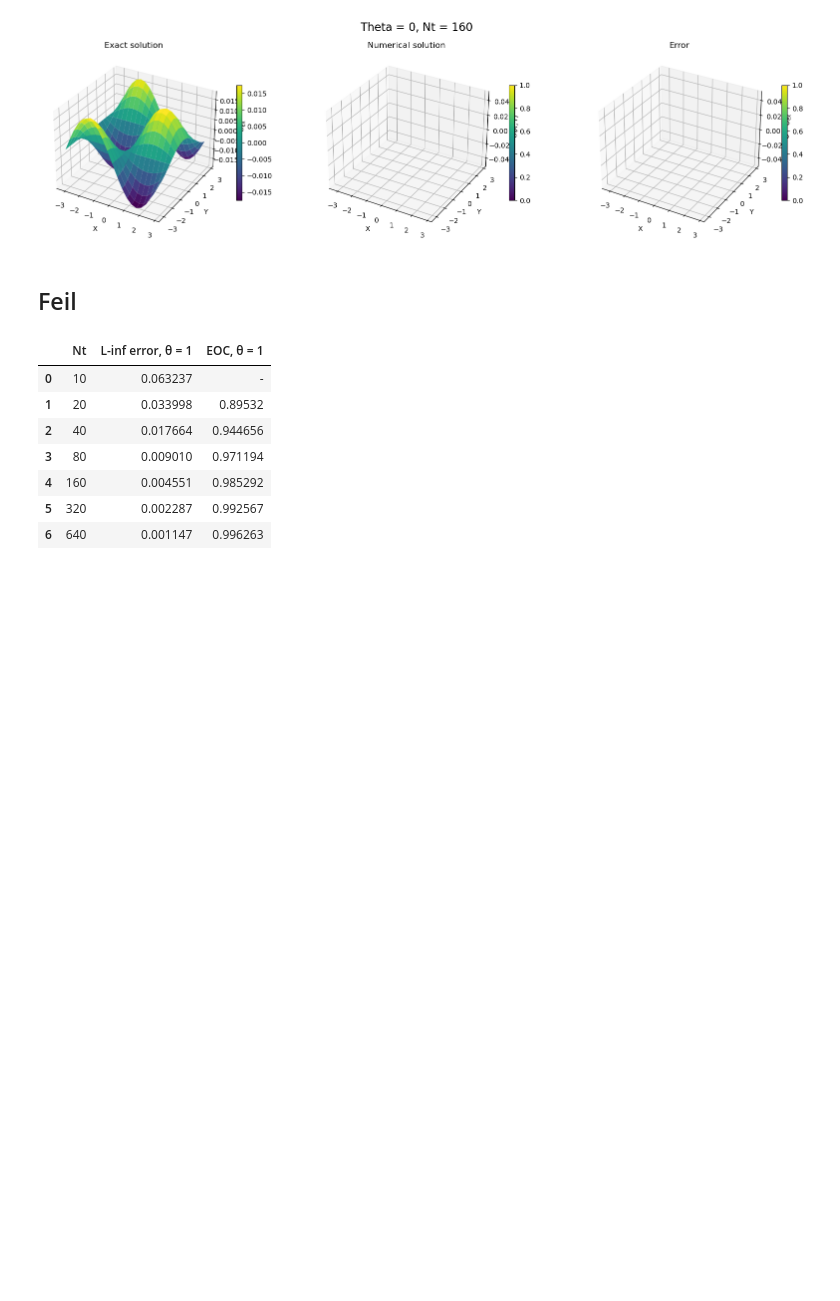
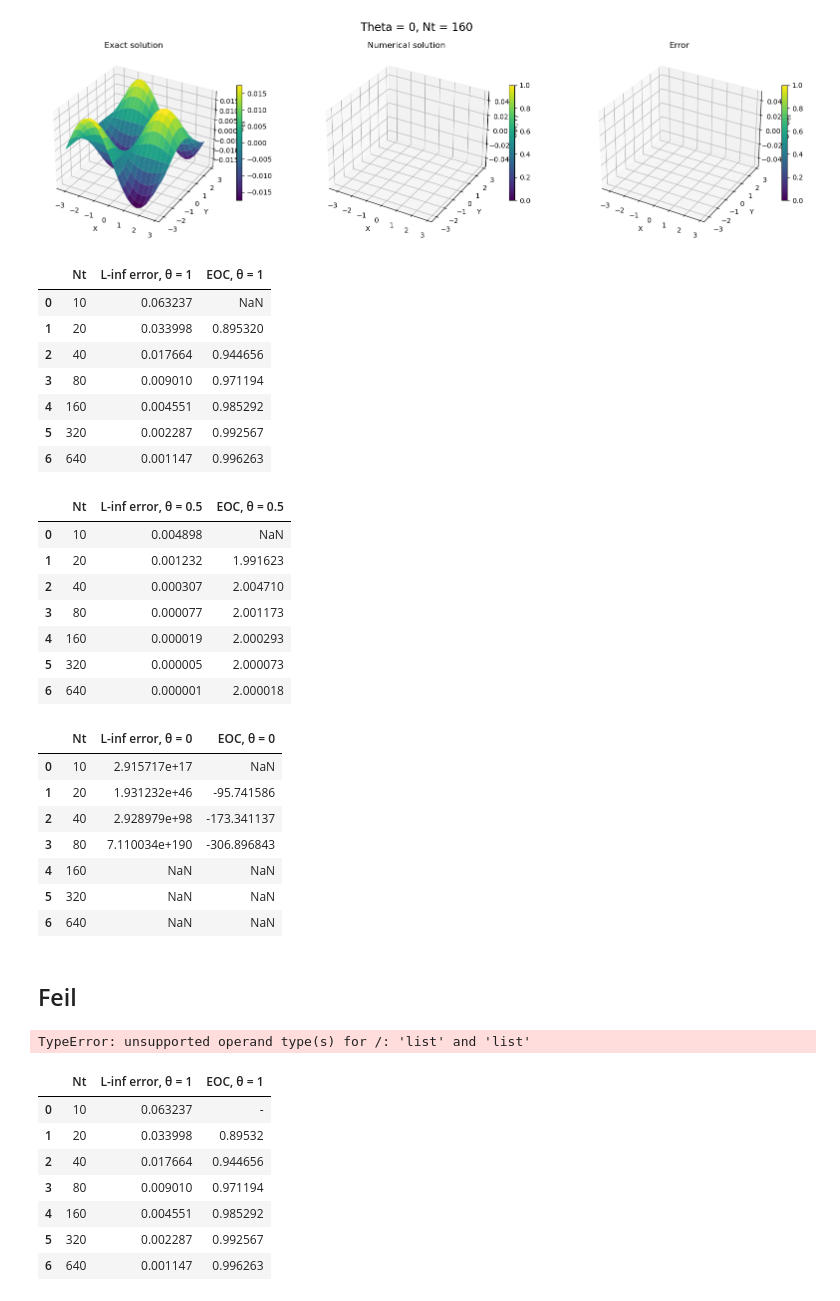
Before and after one commit to marieke-vaske/VitBer-InMat, a Jupyter notebook: Marieke prøver ting.ipynb, the cells around one changed output. Saved outputs shown, nothing was run; the diff lists cells and outputs as text; code cells hidden in the pictures; blank space fills up the shorter version.

```diff
--- a/Marieke prøver ting.ipynb
+++ b/Marieke prøver ting.ipynb
@@ -187,8 +233,56 @@ Error norm: 3.8157183473469986e-05
 [figure]
 Error norm: nan
 [figure]
+# %%
+u_ex = lambda x, y, t: np.sin(x)*np.cos(y)*np.exp(-lam * kappa * t)
+theta = [1, 0.5, 0]
+Nt = [10, 20, 40, 80, 160, 320, 640]
+table(Nt, theta, u_ex)
+# %% [output]
+|  | Nt | L-inf error, θ = 1 | EOC, θ = 1 |
+| 0 | 10 | 0.063237 | NaN |
+| 1 | 20 | 0.033998 | 0.895320 |
+| 2 | 40 | 0.017664 | 0.944656 |
+| 3 | 80 | 0.009010 | 0.971194 |
+| 4 | 160 | 0.004551 | 0.985292 |
+| 5 | 320 | 0.002287 | 0.992567 |
+| 6 | 640 | 0.001147 | 0.996263 |
+|  | Nt | L-inf error, θ = 0.5 | EOC, θ = 0.5 |
+| 0 | 10 | 0.004898 | NaN |
+| 1 | 20 | 0.001232 | 1.991623 |
+| 2 | 40 | 0.000307 | 2.004710 |
+| 3 | 80 | 0.000077 | 2.001173 |
+| 4 | 160 | 0.000019 | 2.000293 |
+| 5 | 320 | 0.000005 | 2.000073 |
+| 6 | 640 | 0.000001 | 2.000018 |
+|  | Nt | L-inf error, θ = 0 | EOC, θ = 0 |
+| 0 | 10 | 2.915717e+17 | NaN |
+| 1 | 20 | 1.931232e+46 | -95.741586 |
+| 2 | 40 | 2.928979e+98 | -173.341137 |
+| 3 | 80 | 7.110034e+190 | -306.896843 |
+| 4 | 160 | NaN | NaN |
+| 5 | 320 | NaN | NaN |
+| 6 | 640 | NaN | NaN |
 # %% [markdown]
 ## Feil
+# %%
+thetas = [1, 0.5, 0]
+
+
+for theta in thetas:
+    errors = []
+    for Nt in Nts:
+        errors.append(error(Nt, theta, u_ex))
+
+    eocs = eoc(np.array(errors), Nts)
+    df = pd.DataFrame()
+    df['Nt'] = Nts
+    df[f'L-inf error, θ = {theta}'] = errors
+    df[f'EOC, θ = {theta}'] = eocs
+    # show datafram in a better format
+    display(df)f
+# %% [output]
+TypeError: unsupported operand type(s) for /: 'list' and 'list'
 # %%
 
 
```
Also changed, not shown: parts of 12 cells of this notebook, 1 other file.
